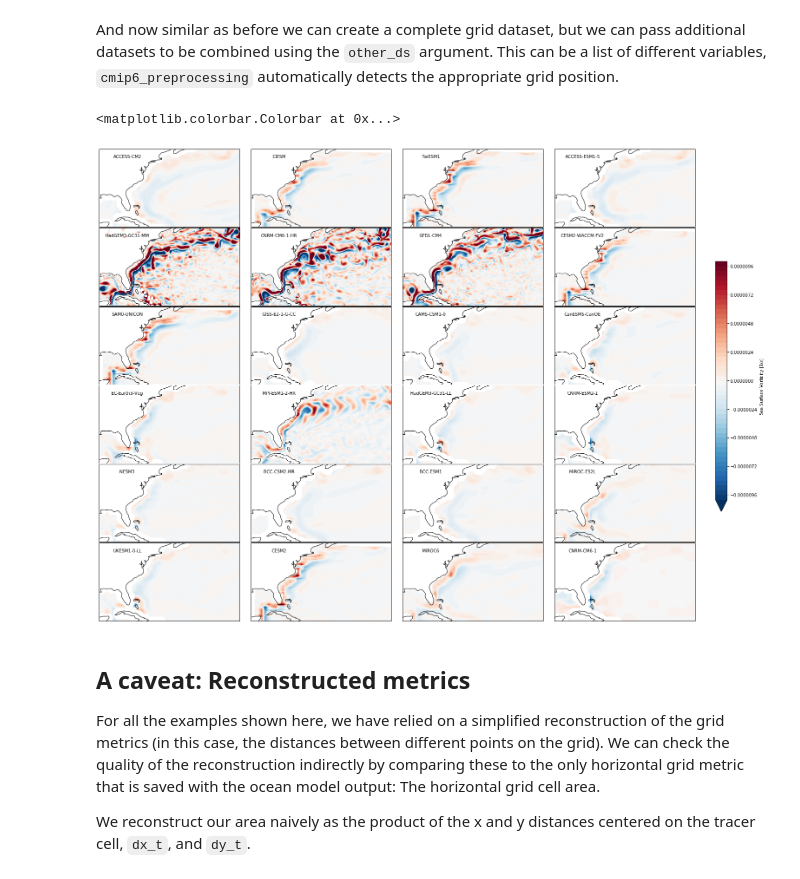
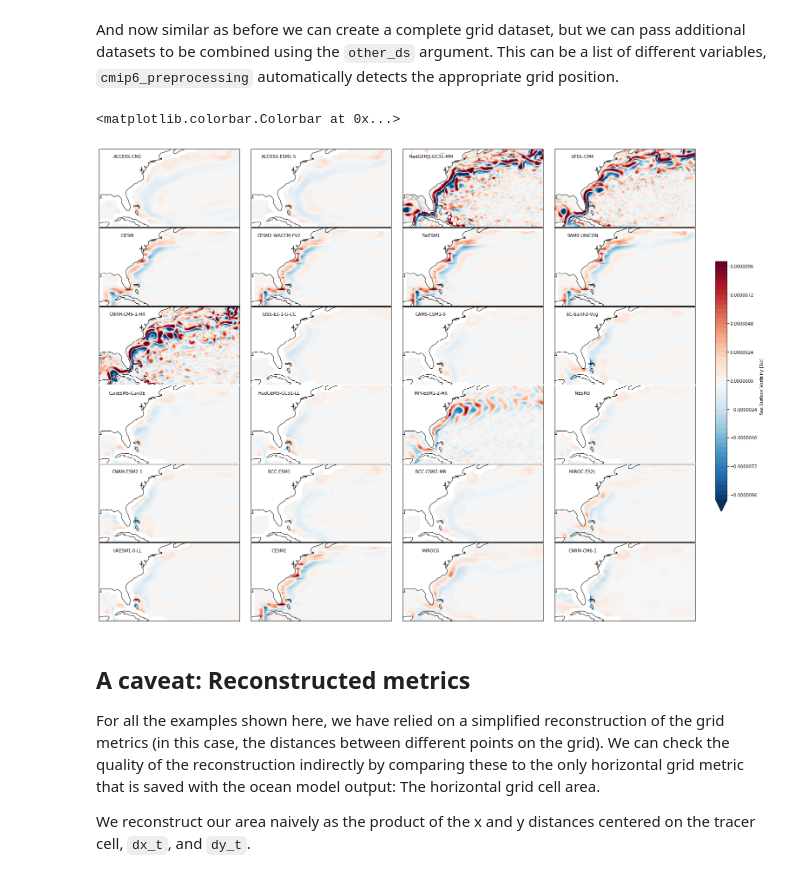
Before and after one commit to jbusecke/earthcube2020_cmip6_xgcm, a Jupyter notebook: busecke_abernathey_earthcube2020.ipynb, the cells around one changed output. Drawn from its saved outputs; the diff is of its cells as text; code cells hidden in the pictures.

```diff
--- a/busecke_abernathey_earthcube2020.ipynb
+++ b/busecke_abernathey_earthcube2020.ipynb
@@ -42,10 +42,25 @@ url = "https://raw.githubusercontent.com/NCAR/intake-esm-datastore/master/catalo
 col = intake.open_esm_datastore(url)
 models = col.df['source_id'].unique()
 # we will have to eliminate some models that do not *yet* play nice with cmip6_preprocessing
-ignore_models = ['FGOALS-f3-L','EC-Earth3','EC-Earth3-Veg-LR', 'CESM2-FV2',
-                 'GFDL-ESM4', 'MPI-ESM-1-2-HAM', 'MPI-ESM1-2-LR', 'NorCPM1',
-                 'GISS-E2-1-H', 'IPSL-CM6A-LR', 'MRI-ESM2-0', 'CESM2-WACCM', 'GISS-E2-1-G', 'FIO-ESM-2-0', 'MCM-UA-1-0']
-models = [m for m in models if 'AWI' not in m and m not in ignore_models]
+# ignore_models = ['FGOALS-f3-L','EC-Earth3','EC-Earth3-Veg-LR', 'CESM2-FV2',
+#                  'GFDL-ESM4', 'MPI-ESM-1-2-HAM', 'MPI-ESM1-2-LR', 'NorCPM1',
+#                  'GISS-E2-1-H', 'IPSL-CM6A-LR', 'MRI-ESM2-0', 'CESM2-WACCM',
+#                  'GISS-E2-1-G', 'FIO-ESM-2-0', 'MCM-UA-1-0', 'FGOALS-g3']
+# models = [m for m in models if 'AWI' not in m and m not in ignore_models]
+
+# These might change in the future so it is better to explicitly allow the models that work
+
+models = ['TaiESM1','BCC-ESM1','CNRM-ESM2-1','MIROC6','UKESM1-0-LL','NorESM2-LM',
+          'BCC-CSM2-MR','CanESM5','ACCESS-ESM1-5','E3SM-1-1-ECA','E3SM-1-1',
+          'MIROC-ES2L','CESM2','CNRM-CM6-1','GFDL-CM4','CAMS-CSM1-0','CAS-ESM2-0',
+          'CanESM5-CanOE','IITM-ESM','CNRM-CM6-1-HR','ACCESS-CM2','E3SM-1-0',
+          'EC-Earth3-LR','EC-Earth3-Veg','INM-CM4-8','INM-CM5-0','HadGEM3-GC31-LL',
+          'HadGEM3-GC31-MM','MPI-ESM1-2-HR','GISS-E2-1-G-CC','GISS-E2-2-G','CESM2-WACCM-FV2',
+          'NorESM1-F','NorESM2-MM','KACE-1-0-G','GFDL-AM4','NESM3',
+          'SAM0-UNICON','CIESM','CESM1-1-CAM5-CMIP5','CMCC-CM2-HR4','CMCC-CM2-VHR4',
+          'EC-Earth3P-HR','EC-Earth3P','ECMWF-IFS-HR','ECMWF-IFS-LR','INM-CM5-H',
+          'IPSL-CM6A-ATM-HR','HadGEM3-GC31-HM','HadGEM3-GC31-LM','MPI-ESM1-2-XR','MRI-AGCM3-2-H',
+          'MRI-AGCM3-2-S','GFDL-CM4C192','GFDL-OM4p5B']
 
 cat = col.search(table_id='Omon', grid_label='gn', experiment_id='historical', variable_id='tos', source_id=models)
 # %% [markdown]
@@ -936,8 +949,16 @@ for ai ,(ax, k) in enumerate(zip(axarr.flat, ddict_multi_clean['thetao'].keys())
         ds.coords['dx_temp'] = grid.interp(ds['dx_gx'], 'Y', boundary='extend')
         ds.coords['dy_temp'] = grid.interp(ds['dy_gy'], 'X')
 
-        ds = ds.chunk({'time':1})
+        ds = ds.chunk({'x':360})
 
+        # selecting the surface value
+        ds = ds.isel(lev=0)
+
+        # For demonstration purposes select the first member and a single monthly timestep
+        ds = ds.isel(time=10)
+
+        if "member_id" in ds.dims:
+            ds = ds.isel(member_id=0)
 
         grid = Grid(ds, periodic=['X'], metrics={'X':[co for co in ds.coords if 'dx' in co],
                                                 'Y':[co for co in ds.coords if 'dy' in co]})
@@ -958,43 +979,35 @@ for ai ,(ax, k) in enumerate(zip(axarr.flat, ddict_multi_clean['thetao'].keys())
             du_dy = grid.interp(du_dy, 'Y', boundary='extend')
 
         curl = dv_dx - du_dy
 
         ds['curl'] = curl
 
-        ds = ds.isel(time=10)
-
-        # take the average over all available model members
-        if "member_id" in ds.dims:
-            ds = ds.isel(member_id=0)
-
-        # pick surface values
-        ds = ds.isel(lev=0)
-
+        # Select the North Atlantic
         ds = ds.sel(x=slice(270,335), y=slice(10,55))
 
         # and plot the resulting 2d array using xarray
         pp = ds.curl.plot.contourf(
             levels=51,
             ax=ax,
             x="lon",
             y="lat",
             vmax=1e-5,
             transform=ccrs.PlateCarree(),
             infer_intervals=False,
             add_colorbar=False,
             add_labels=False
         )
         ax.text(0.2,0.9,ds.attrs['source_id'],horizontalalignment='center',verticalalignment='center',
                 transform=ax.transAxes, fontsize=10)
         ax.coastlines()
         ax.set_extent([-90, -45, 20, 45], ccrs.PlateCarree())
 fig.subplots_adjust(wspace=0.01, hspace=0.01)
 fig.subplots_adjust(right=0.9)
 cbar_ax = fig.add_axes([0.92, 0.3, 0.015, 0.4])
 fig.colorbar(pp, cax=cbar_ax, label="Sea Surface Vorticity [$1/s$]")
 # %% [output]
 <matplotlib.colorbar.Colorbar at 0x...>
-[figure, old version]
+[figure, new version]
 # %% [markdown]
 ## A caveat: Reconstructed metrics
 
```
Also changed, not shown: parts of 21 cells of this notebook, 1 other file.
